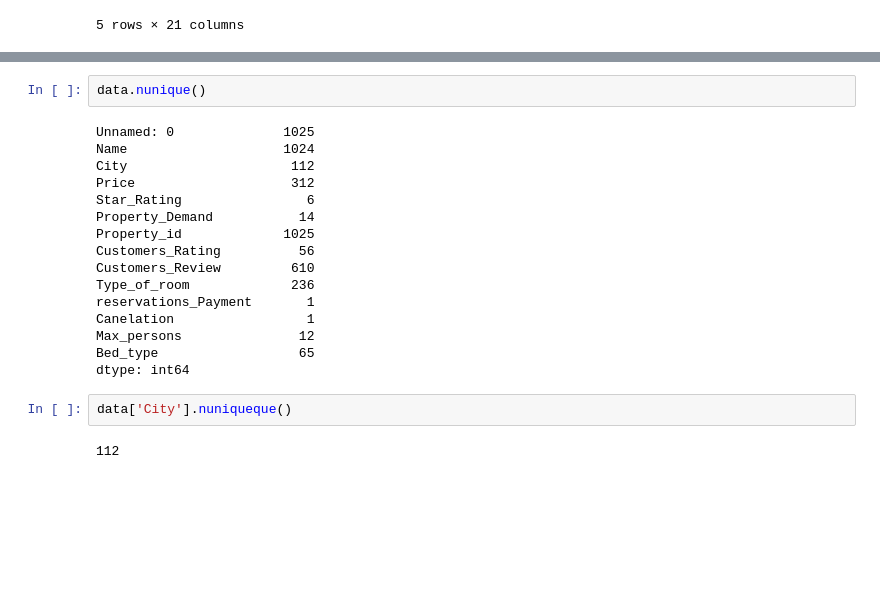
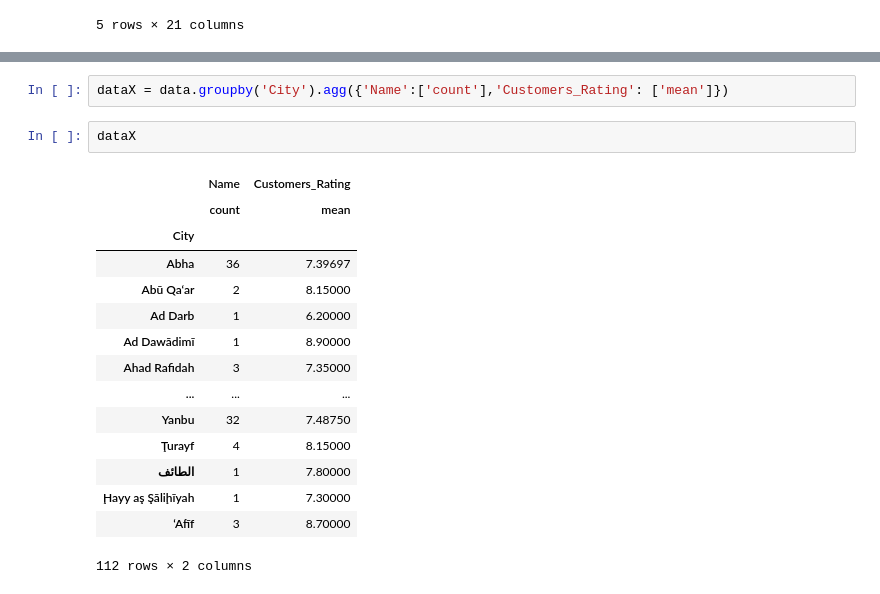
Before and after one commit to ban2002si/Hotel, a Jupyter notebook: Hotel.ipynb, the cells around one changed output, grey strips where cells are left out. Saved outputs shown, nothing was run; the diff lists cells and outputs as text; blank space fills up the shorter version.

```diff
--- a/Hotel.ipynb
+++ b/Hotel.ipynb
@@ -127,23 +124,21 @@ dtype: int64
 # %%
-data.nunique()
+dataX = data.groupby('City').agg({'Name':['count'],'Customers_Rating': ['mean']})
-# %% [output]
-Unnamed: 0              1025
-Name                    1024
-City                     112
-Price                    312
-Star_Rating                6
-Property_Demand           14
-Property_id             1025
-Customers_Rating          56
-Customers_Review         610
-Type_of_room             236
-reservations_Payment       1
-Canelation                 1
-Max_persons               12
-Bed_type                  65
-dtype: int64
 # %%
-data['City'].nuniqueque()
+dataX
 # %% [output]
+|  | Name | Customers_Rating |
+|  | count | mean |
+| City |  |  |
+| Abha | 36 | 7.39697 |
+| Abū Qa‘ar | 2 | 8.15000 |
+| Ad Darb | 1 | 6.20000 |
+| Ad Dawādimī | 1 | 8.90000 |
+| Ahad Rafidah | 3 | 7.35000 |
+| ... | ... | ... |
+| Yanbu | 32 | 7.48750 |
+| Ţurayf | 4 | 8.15000 |
+| الطائف | 1 | 7.80000 |
+| Ḩayy aş Şāliḩīyah | 1 | 7.30000 |
+| ‘Afīf | 3 | 8.70000 |
-112
+112 rows × 2 columns
 # %%
```
Also changed, not shown: parts of 11 cells of this notebook, 2 other files.
